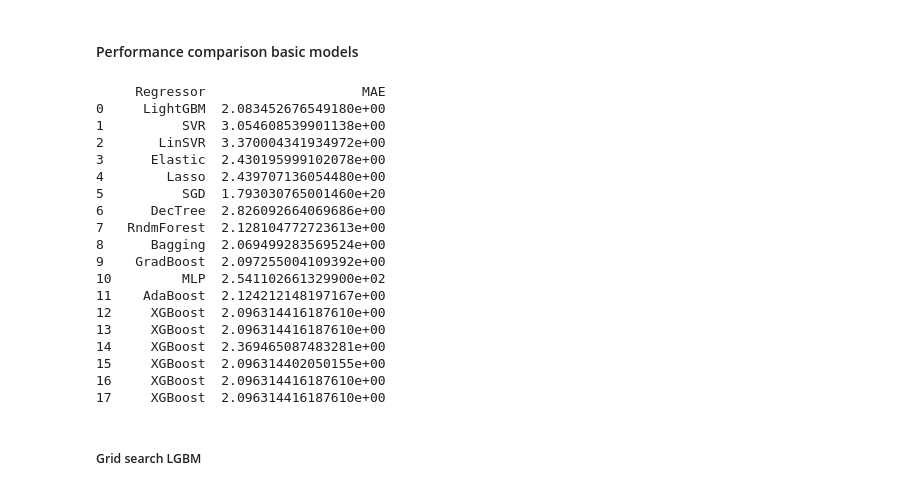
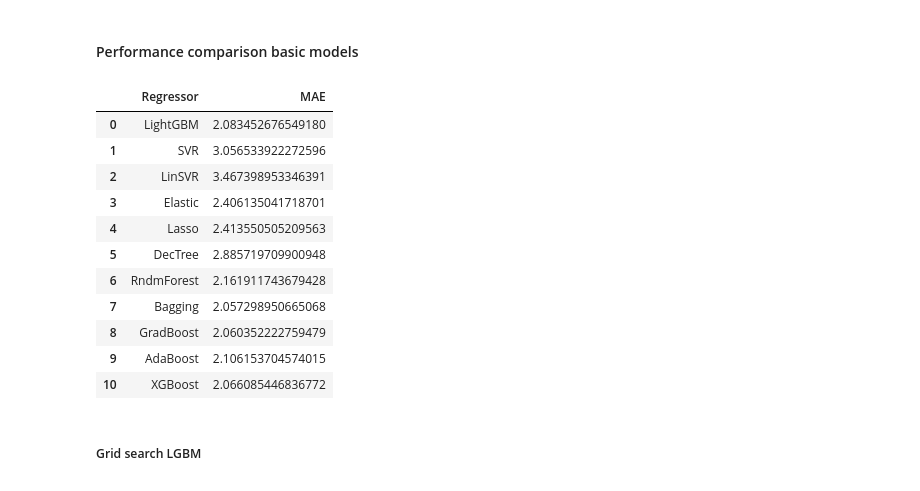
Before and after one commit to manuelfreude/kaggleearthquake, a Jupyter notebook: earthquake.ipynb, the cells around one changed output. Drawn from its saved outputs; the diff is of its cells as text; code cells hidden in the pictures.

```diff
--- a/earthquake.ipynb
+++ b/earthquake.ipynb
@@ -902,27 +902,22 @@ Mean absolute error: 2.10
 # %%
 # Looking at performance scores
 
-print(scores)
+pd.options.display.max_colwidth = 200
+
+scores
 # %% [output]
-     Regressor                    MAE
-0     LightGBM  2.083452676549180e+00
-1          SVR  3.054608539901138e+00
-2       LinSVR  3.370004341934972e+00
-3      Elastic  2.430195999102078e+00
-4        Lasso  2.439707136054480e+00
-5          SGD  1.793030765001460e+20
-6      DecTree  2.826092664069686e+00
-7   RndmForest  2.128104772723613e+00
-8      Bagging  2.069499283569524e+00
-9    GradBoost  2.097255004109392e+00
-10         MLP  2.541102661329900e+02
-11    AdaBoost  2.124212148197167e+00
-12     XGBoost  2.096314416187610e+00
-13     XGBoost  2.096314416187610e+00
-14     XGBoost  2.369465087483281e+00
-15     XGBoost  2.096314402050155e+00
-16     XGBoost  2.096314416187610e+00
-17     XGBoost  2.096314416187610e+00
+|  | Regressor | MAE |
+| 0 | LightGBM | 2.083452676549180 |
+| 1 | SVR | 3.056533922272596 |
+| 2 | LinSVR | 3.467398953346391 |
+| 3 | Elastic | 2.406135041718701 |
+| 4 | Lasso | 2.413550505209563 |
+| 5 | DecTree | 2.885719709900948 |
+| 6 | RndmForest | 2.161911743679428 |
+| 7 | Bagging | 2.057298950665068 |
+| 8 | GradBoost | 2.060352222759479 |
+| 9 | AdaBoost | 2.106153704574015 |
+| 10 | XGBoost | 2.066085446836772 |
 # %%
 # Plotting MAE curve area comparison
 
```
Also changed, not shown: parts of 32 cells of this notebook.
